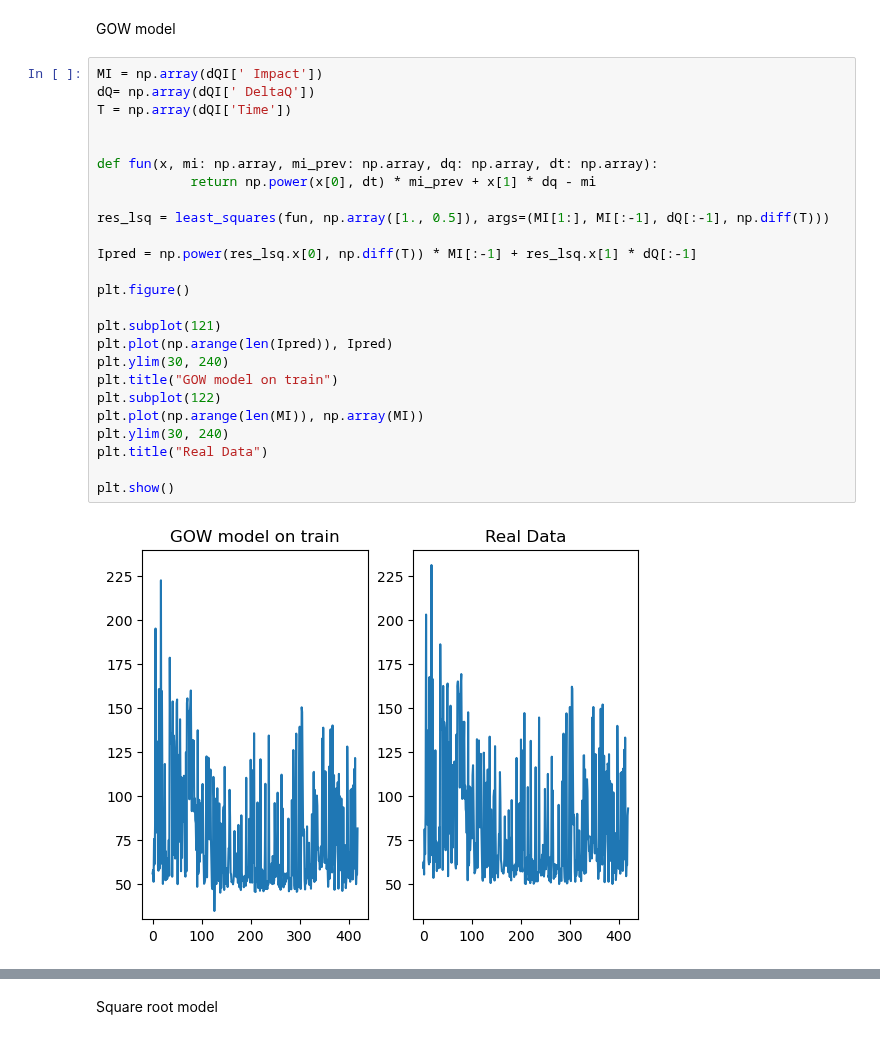
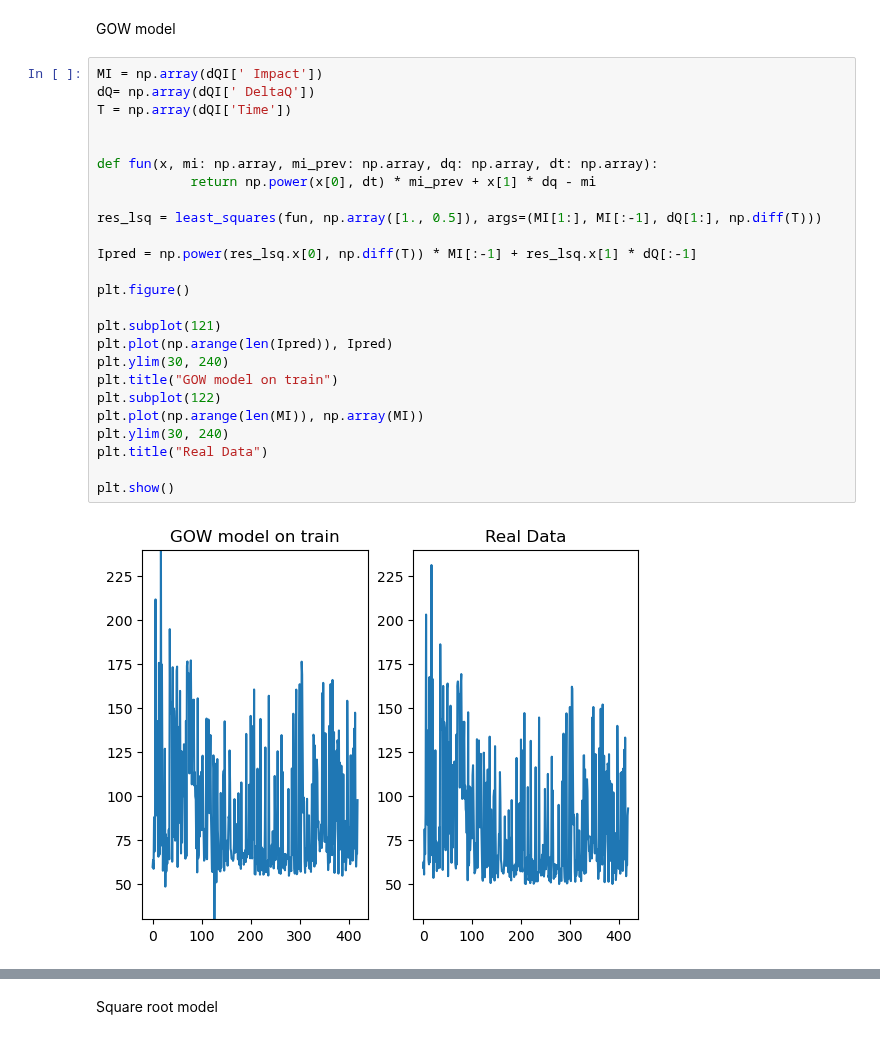
Before and after one commit to VsevolodZaostrovsky/OWModel, a Jupyter notebook: ImpactPrediction/FittingModels.ipynb, the cells around one changed output, grey strips where cells are left out. Saved outputs shown, nothing was run; the diff lists cells and outputs as text.

```diff
--- a/ImpactPrediction/FittingModels.ipynb
+++ b/ImpactPrediction/FittingModels.ipynb
@@ -12,27 +12,27 @@ GOW model
 # %%
 MI = np.array(dQI[' Impact'])
 dQ= np.array(dQI[' DeltaQ'])
 T = np.array(dQI['Time'])
 
 
 def fun(x, mi: np.array, mi_prev: np.array, dq: np.array, dt: np.array):
             return np.power(x[0], dt) * mi_prev + x[1] * dq - mi
 
-res_lsq = least_squares(fun, np.array([1., 0.5]), args=(MI[1:], MI[:-1], dQ[:-1], np.diff(T)))
+res_lsq = least_squares(fun, np.array([1., 0.5]), args=(MI[1:], MI[:-1], dQ[1:], np.diff(T)))
 
 Ipred = np.power(res_lsq.x[0], np.diff(T)) * MI[:-1] + res_lsq.x[1] * dQ[:-1]
 
 plt.figure()
 
 plt.subplot(121)
 plt.plot(np.arange(len(Ipred)), Ipred)
 plt.ylim(30, 240)
 plt.title("GOW model on train")
 plt.subplot(122)
 plt.plot(np.arange(len(MI)), np.array(MI))
 plt.ylim(30, 240)
 plt.title("Real Data")
 
 plt.show()
 # %% [output]
-[figure, old version]
+[figure, new version]
```
Also changed, not shown: parts of 4 cells of this notebook, 2 other files.
